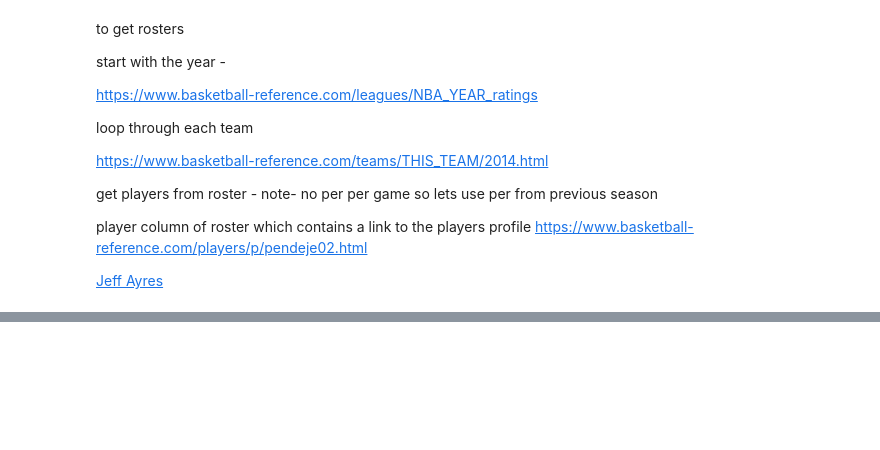
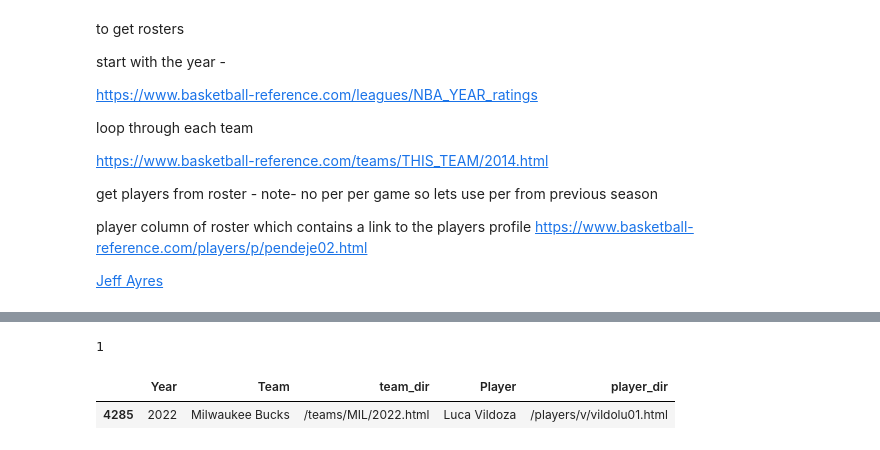
Before and after one commit to madamore-1/project-checkpoint-1-nba-prediction, a Jupyter notebook: IST_NBA_data_gen.ipynb, the cells around one changed output, grey strips where cells are left out. Saved outputs shown, nothing was run; the diff lists cells and outputs as text; code cells hidden in the pictures; blank space fills up the shorter version.

```diff
--- a/IST_NBA_data_gen.ipynb
+++ b/IST_NBA_data_gen.ipynb
@@ -252,0 +313,22 @@ def get_pers(season_rosters):
+# %%
+# players after scraping attempt for missing
+mp = pd.read_parquet('missing_players.parquet.gzip')
+mp= mp.drop_duplicates(subset = ["player_dir"], keep = "first")
+players_mp = mp["player_dir"]
+players_mp
+#merge with existing
+players_have = pd.concat([players_have, players_mp], ignore_index = True)
+# %%
+#players still missing
+players_needed = set(players_all).difference(set(players_have))
+len(set(players_all).difference(set(players_have)))
+# %% [output]
+1
+# %%
+#selecting the player we dont have
+missing_players = season_rosters_players[season_rosters_players["player_dir"].isin(players_needed)]
+len(missing_players)
+missing_players
+# %% [output]
+|  | Year | Team | team_dir | Player | player_dir |
+| 4285 | 2022 | Milwaukee Bucks | /teams/MIL/2022.html | Luca Vildoza | /players/v/vildolu01.html |
```
Also changed, not shown: parts of 15 cells of this notebook, 36 other files.
